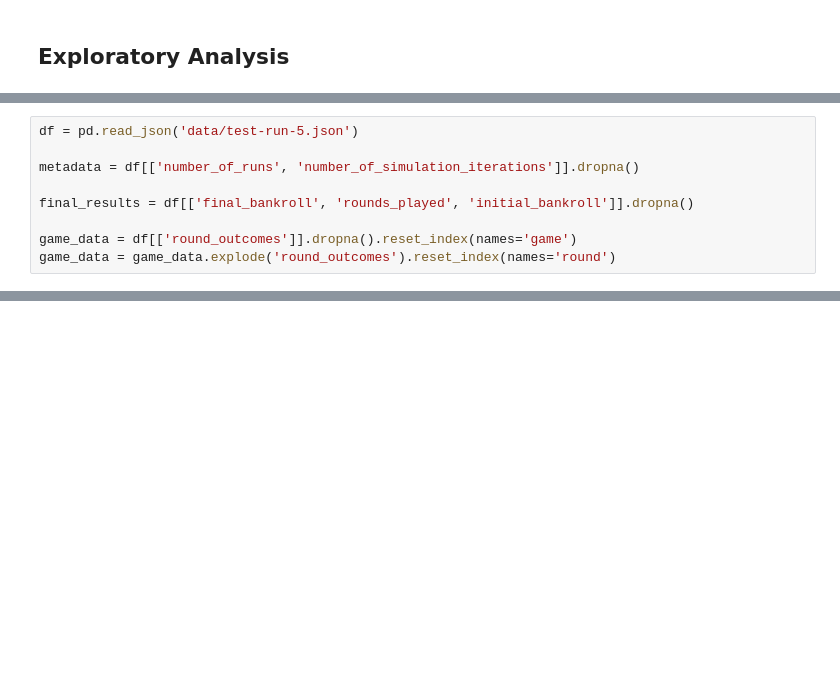
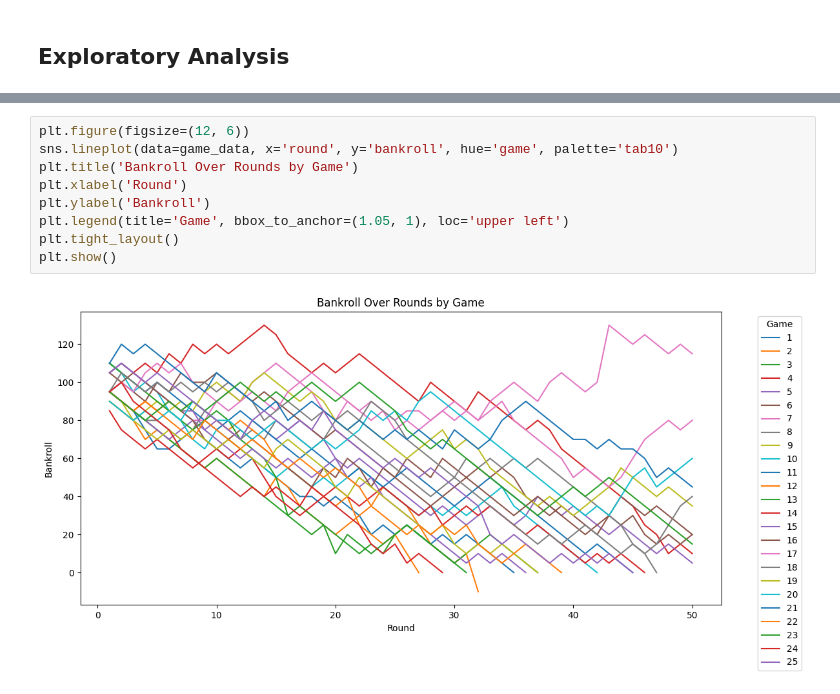
Before and after one commit to ManuelLopezMe/Lets-Go-Gambling, a Jupyter notebook: Simulation_Analysis.ipynb, the cells around one changed output, grey strips where cells are left out. Drawn from its saved outputs; the diff is of its cells as text; blank space fills up the shorter version.

```diff
--- a/Simulation_Analysis.ipynb
+++ b/Simulation_Analysis.ipynb
@@ -66,9 +181,0 @@ import matplotlib.pyplot as plt
-# %%
-df = pd.read_json('data/test-run-5.json')
-
-metadata = df[['number_of_runs', 'number_of_simulation_iterations']].dropna()
-
-final_results = df[['final_bankroll', 'rounds_played', 'initial_bankroll']].dropna()
-
-game_data = df[['round_outcomes']].dropna().reset_index(names='game')
-game_data = game_data.explode('round_outcomes').reset_index(names='round')
@@ -262,0 +182,11 @@ plt.show()
+# %%
+plt.figure(figsize=(12, 6))
+sns.lineplot(data=game_data, x='round', y='bankroll', hue='game', palette='tab10')
+plt.title('Bankroll Over Rounds by Game')
+plt.xlabel('Round')
+plt.ylabel('Bankroll')
+plt.legend(title='Game', bbox_to_anchor=(1.05, 1), loc='upper left')
+plt.tight_layout()
+plt.show()
+# %% [output]
+[figure, added]
```
Also changed, not shown: parts of 25 cells of this notebook, 9 other files.
